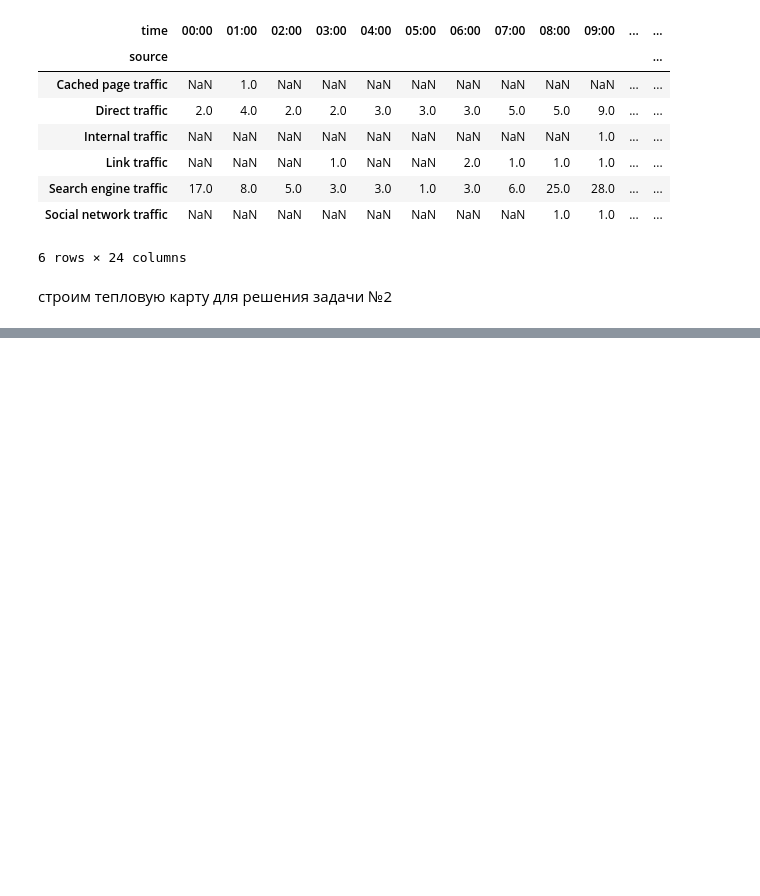
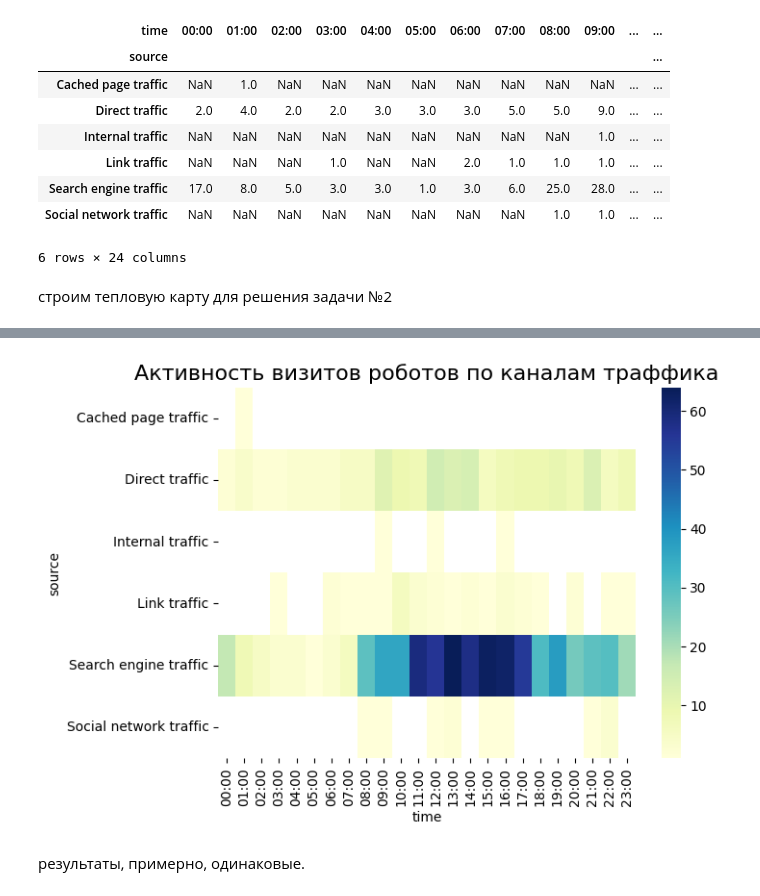
Before and after one commit to SergeySchepilin/for_PYTHON, a Jupyter notebook: project_on_demand_yandex_metrika.ipynb, the cells around one changed output, grey strips where cells are left out. Drawn from its saved outputs; the diff is of its cells as text; code cells hidden in the pictures; blank space fills up the shorter version.

```diff
--- a/project_on_demand_yandex_metrika.ipynb
+++ b/project_on_demand_yandex_metrika.ipynb
@@ -138,0 +139,15 @@ heatmap.set_title('Активность роботов по каналам тр
+# %%
+params = {'metrics': 'ym:s:visits',
+          'dimensions': 'ym:s:isRobot,ym:s:hour,ym:s:lastsignTrafficSource',
+          'date1': '2020-09-01',
+          'date2': '2020-09-30',
+          'ids': 30177909,
+          'accuracy':'full',
+          'limit':100000}
+
+response1 = requests.get('https://api-metrika.yandex.net/stat/v1/data', params=params, headers=headers)
+
+print (response1.status_code) # смотрим ответ от сервера
+metrika_data1 = response1.json()
+print(metrika_data1['total_rows']) # смотрим количество строк данных
+pprint(metrika_data1['data'][10:13]) # смотрим для примера 3 строки данных
@@ -138,0 +196,5 @@ heatmap.set_title('Активность роботов по каналам тр
+# %%
+# преобразуем в датафрейм пандас
+metrika_data_df1 = pd.DataFrame(metrika_data1['data'])
+metrika_data_df1 = metrika_data_df1.sort_values(by = ['time','source'])
+metrika_data_df1
@@ -138,0 +225,9 @@ heatmap.set_title('Активность роботов по каналам тр
+# %%
+# делаем сводную таблицу
+pivot1 = metrika_data_df1[metrika_data_df1['type_user'] == 'Robots'].pivot_table(
+    columns = 'time',
+    index = 'source',
+    values = 'metrics_visits',
+    aggfunc= 'sum'
+)
+pivot1
@@ -138,0 +251,10 @@ heatmap.set_title('Активность роботов по каналам тр
+# %%
+# активность роботов по визитам
+fig = plt.figure(figsize=(7, 5))
+
+heatmap1 = sns.heatmap(data=pivot1, cmap='YlGnBu')
+heatmap1.set_title('Активность визитов роботов по каналам траффика', fontsize=16);
+# %% [output]
+[figure, added]
+# %% [markdown]
+результаты, примерно, одинаковые.
```
Also changed, not shown: parts of 8 cells of this notebook.
